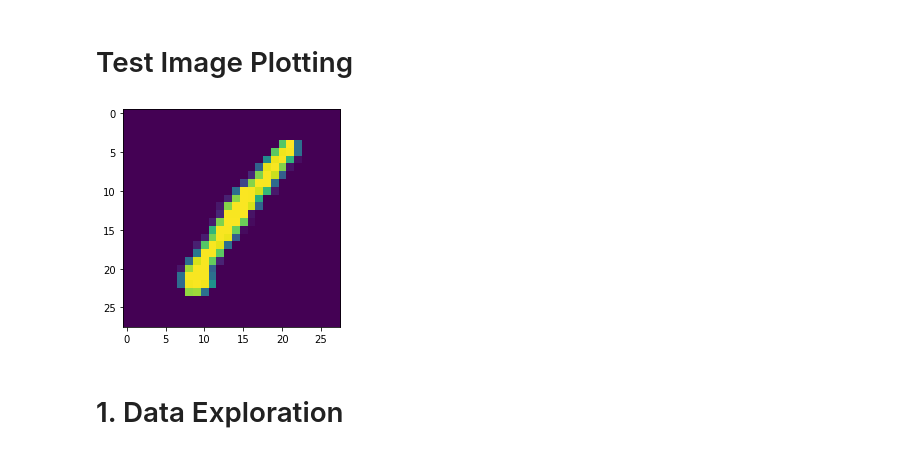
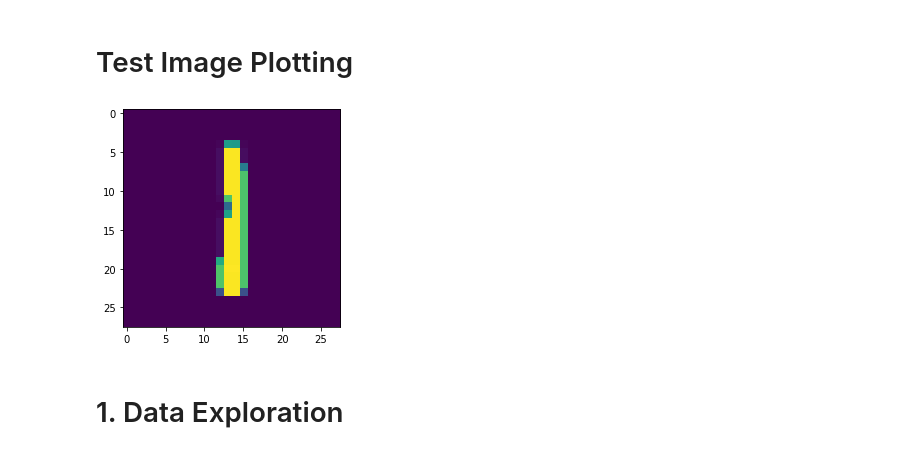
Before and after one commit to MikaSie/Project_Pattern_Recognition, a Jupyter notebook: Pattern_Recognition_Assignment1.ipynb, the cells around one changed output. Saved outputs shown, nothing was run; the diff lists cells and outputs as text; code cells hidden in the pictures.

```diff
--- a/Pattern_Recognition_Assignment1.ipynb
+++ b/Pattern_Recognition_Assignment1.ipynb
@@ -17,11 +17,11 @@ mnist_data = pd.read_csv('mnist.csv').values
 # %%
 labels = mnist_data[:, 0]
 digits = mnist_data[:, 1:]
 img_size = 28
-plt.imshow(digits[0].reshape(img_size, img_size))
+plt.imshow(digits[2].reshape(img_size, img_size))
 plt.show()
 # %% [output]
-[figure, old version]
+[figure, new version]
 # %% [markdown]
 # 1. Data Exploration
 # %%
```
Also changed, not shown: parts of 6 cells of this notebook.
